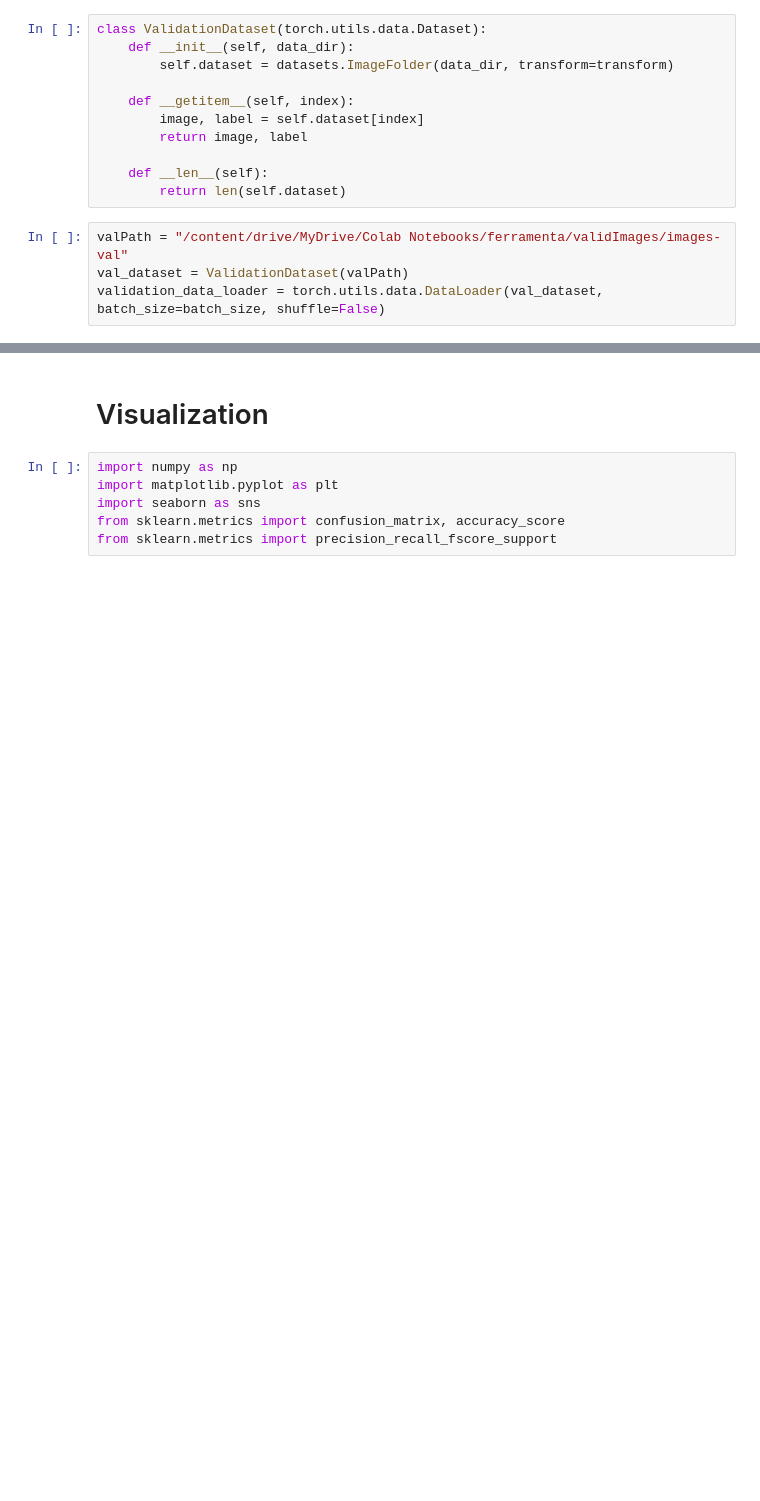
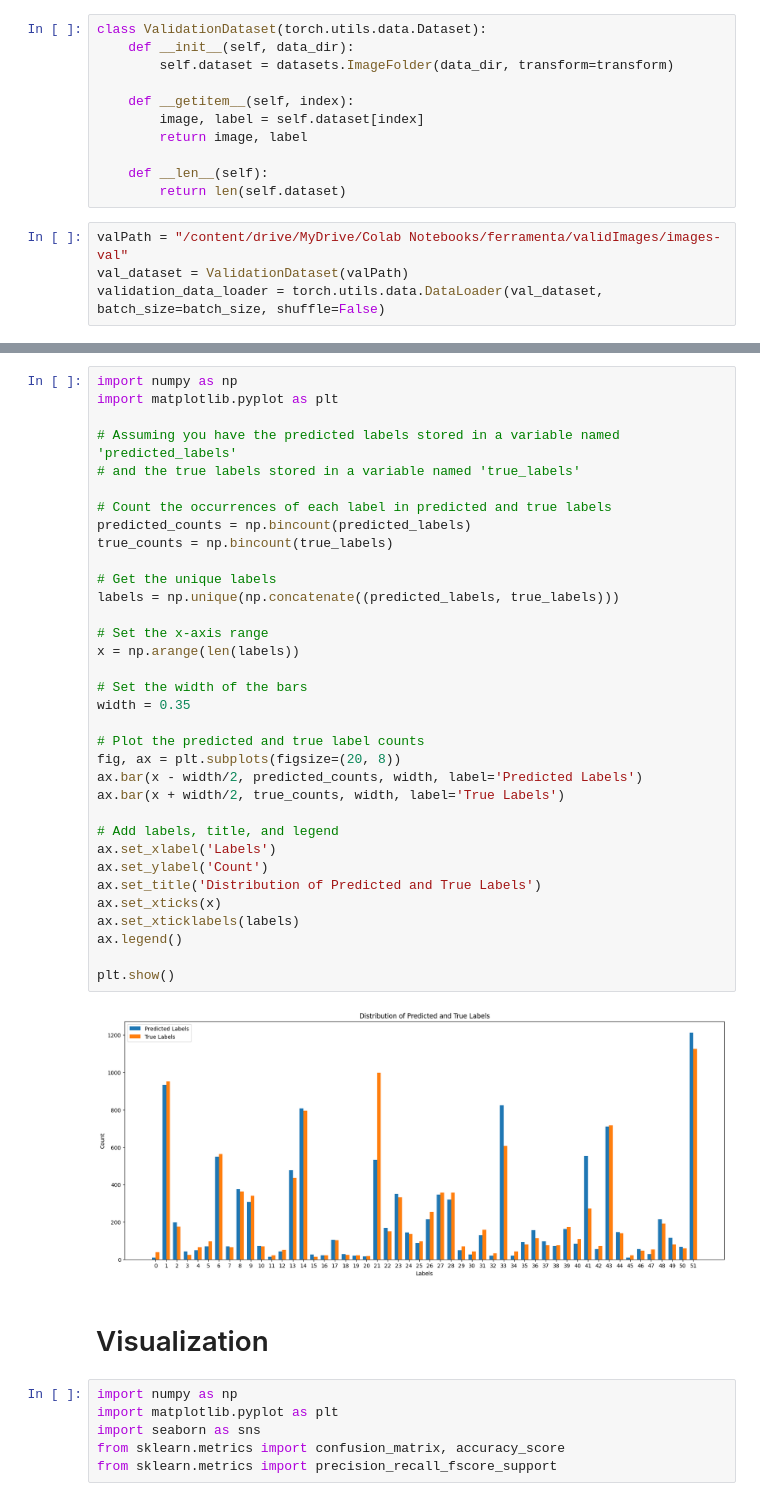
Before and after one commit to MuhammadIrzam447/visionCodes, a Jupyter notebook: images_ferramenta.ipynb, the cells around one changed output, grey strips where cells are left out. Cells and saved outputs as stored; diff of their text form; blank space fills up the shorter version.

```diff
--- a/images_ferramenta.ipynb
+++ b/images_ferramenta.ipynb
@@ -275,3 +356,39 @@ F1 Score: 0.9949
+# %%
+import numpy as np
+import matplotlib.pyplot as plt
+
+# Assuming you have the predicted labels stored in a variable named 'predicted_labels'
+# and the true labels stored in a variable named 'true_labels'
+
+# Count the occurrences of each label in predicted and true labels
+predicted_counts = np.bincount(predicted_labels)
+true_counts = np.bincount(true_labels)
+
+# Get the unique labels
+labels = np.unique(np.concatenate((predicted_labels, true_labels)))
+
+# Set the x-axis range
+x = np.arange(len(labels))
+
+# Set the width of the bars
+width = 0.35
+
+# Plot the predicted and true label counts
+fig, ax = plt.subplots(figsize=(20, 8))
+ax.bar(x - width/2, predicted_counts, width, label='Predicted Labels')
+ax.bar(x + width/2, true_counts, width, label='True Labels')
+
+# Add labels, title, and legend
+ax.set_xlabel('Labels')
+ax.set_ylabel('Count')
+ax.set_title('Distribution of Predicted and True Labels')
+ax.set_xticks(x)
+ax.set_xticklabels(labels)
+ax.legend()
+
+plt.show()
+# %% [output]
+[figure, added]
 # %% [markdown]
 # Visualization
 # %%
```
Also changed, not shown: parts of 12 cells of this notebook.
